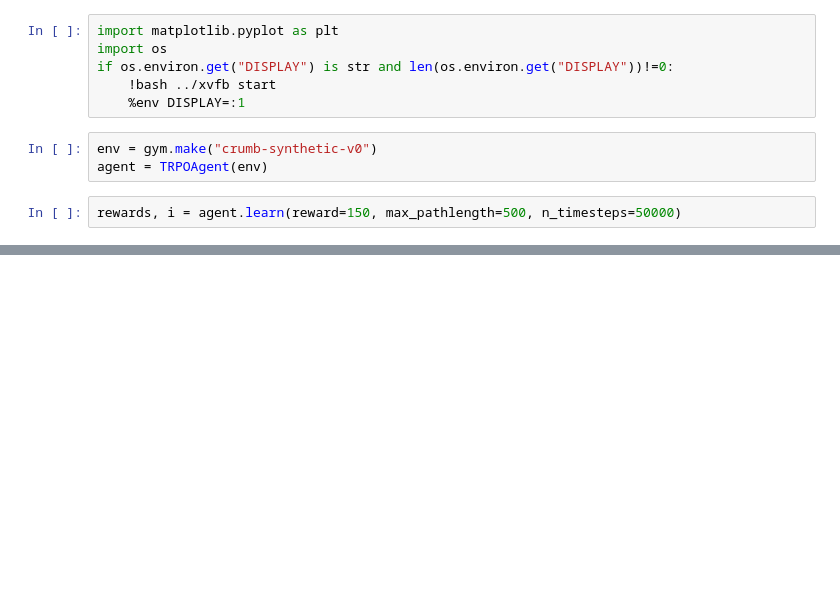
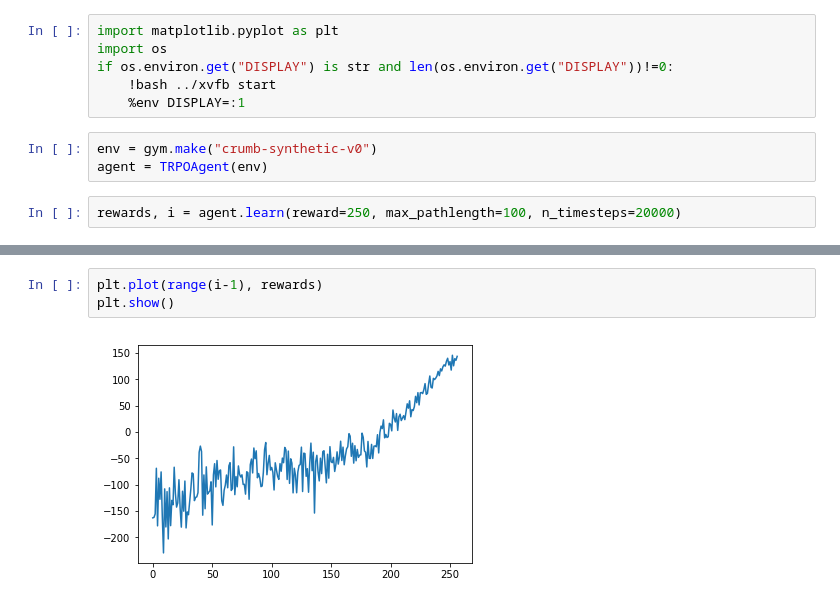
Before and after one commit to Alonso94/ros-rl, a Jupyter notebook: TRPOagent/test.ipynb, the cells around one changed output, grey strips where cells are left out. Drawn from its saved outputs; the diff is of its cells as text; blank space fills up the shorter version.

```diff
--- a/TRPOagent/test.ipynb
+++ b/TRPOagent/test.ipynb
@@ -12,7 +12,7 @@ if os.environ.get("DISPLAY") is str and len(os.environ.get("DISPLAY"))!=0:
 env = gym.make("crumb-synthetic-v0")
 agent = TRPOAgent(env)
 # %%
-rewards, i = agent.learn(reward=150, max_pathlength=500, n_timesteps=50000)
+rewards, i = agent.learn(reward=250, max_pathlength=100, n_timesteps=20000)
 # %% [output]
 ********** Iteration 1 ************
 Rollout
@@ -101,0 +97,5 @@ for j in range(min([i,i1,i2,i3])-1):
+# %%
+plt.plot(range(i-1), rewards)
+plt.show()
+# %% [output]
+[figure, added]
```
Also changed, not shown: parts of 15 cells of this notebook, 8 other files.
